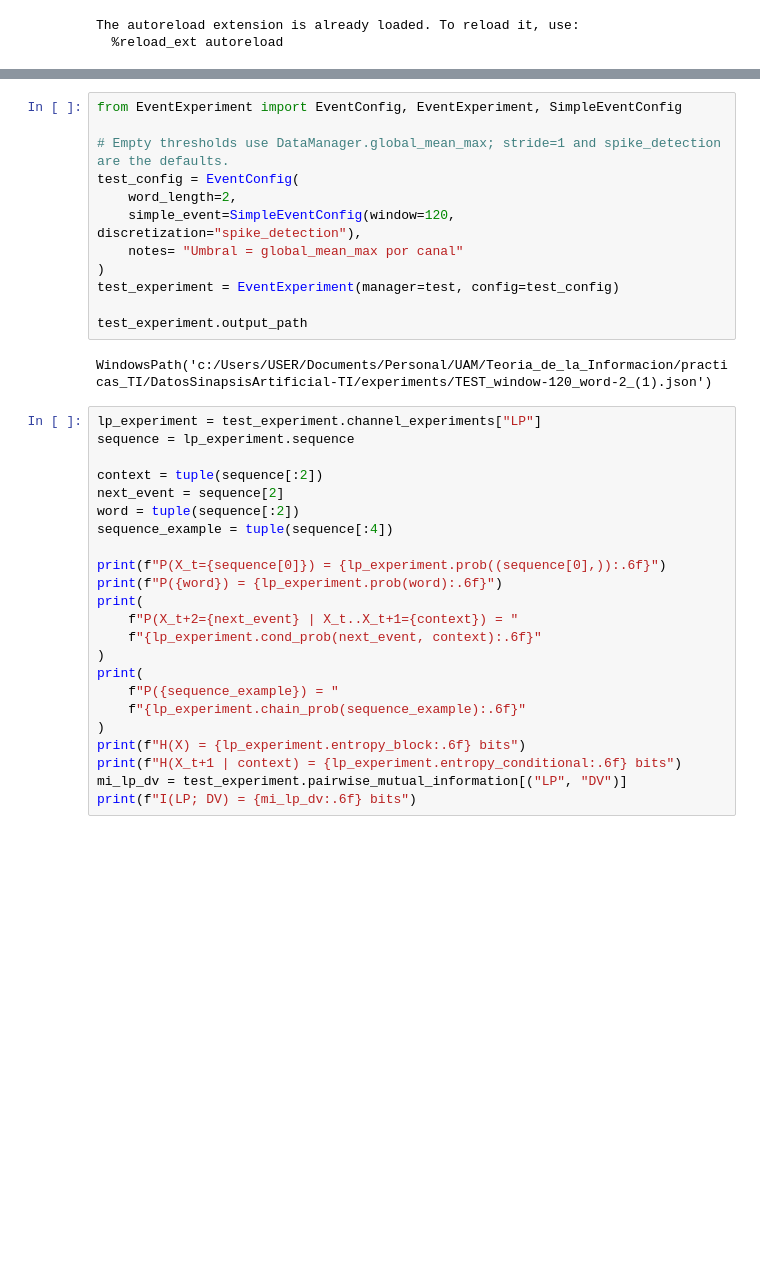
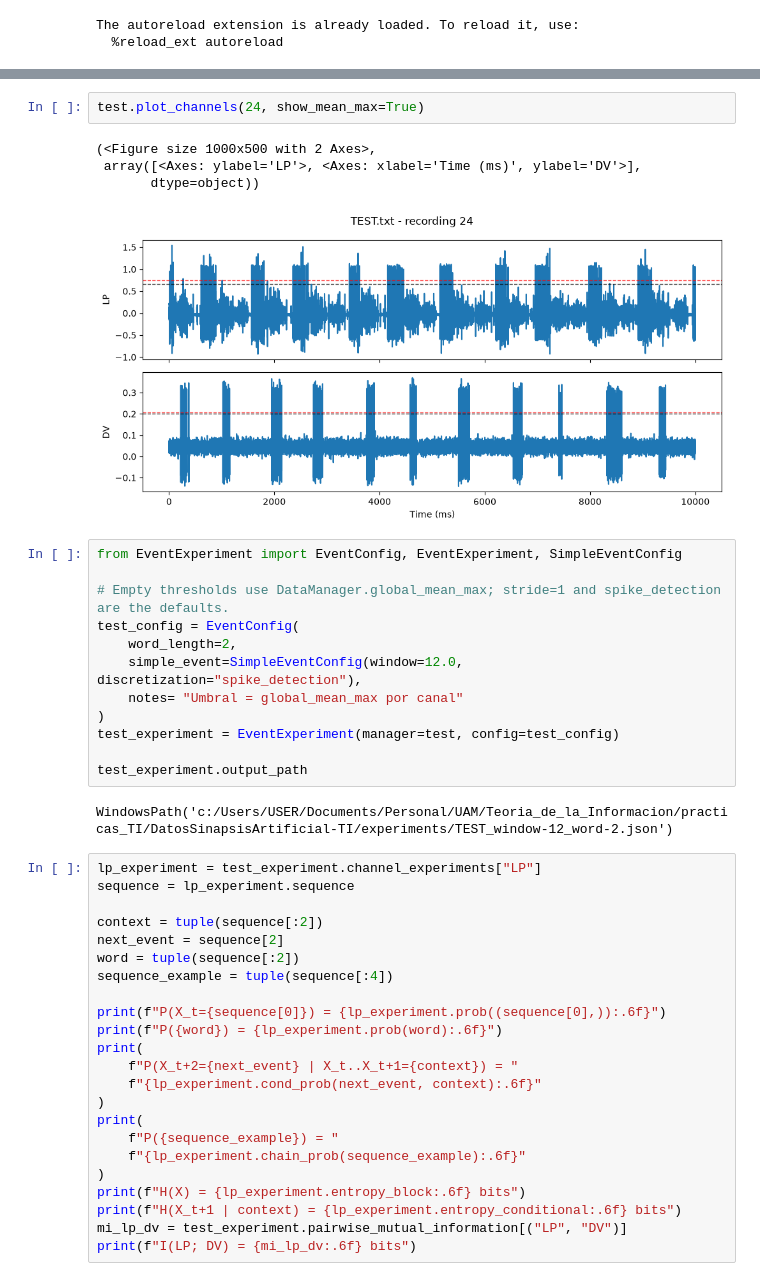
Before and after one commit to jjruedam/practicas_TI, a Jupyter notebook: Informe.ipynb, the cells around one changed output, grey strips where cells are left out. Drawn from its saved outputs; the diff is of its cells as text; blank space fills up the shorter version.

Commit message:
Document draft: summary, mean_max threshold and spike detection

```diff
--- a/Informe.ipynb
+++ b/Informe.ipynb
@@ -17,17 +24,24 @@ test.describe()
+# %%
+test.plot_channels(24, show_mean_max=True)
+# %% [output]
+(<Figure size 1000x500 with 2 Axes>,
+ array([<Axes: ylabel='LP'>, <Axes: xlabel='Time (ms)', ylabel='DV'>],
+       dtype=object))
+[figure, added]
 # %%
 from EventExperiment import EventConfig, EventExperiment, SimpleEventConfig
 
 # Empty thresholds use DataManager.global_mean_max; stride=1 and spike_detection are the defaults.
 test_config = EventConfig(
     word_length=2,
-    simple_event=SimpleEventConfig(window=120, discretization="spike_detection"),
+    simple_event=SimpleEventConfig(window=12.0, discretization="spike_detection"),
     notes= "Umbral = global_mean_max por canal"
 )
 test_experiment = EventExperiment(manager=test, config=test_config)
 
 test_experiment.output_path
 # %% [output]
-WindowsPath('c:/Users/USER/Documents/Personal/UAM/Teoria_de_la_Informacion/practicas_TI/DatosSinapsisArtificial-TI/experiments/TEST_window-120_word-2_(1).json')
+WindowsPath('c:/Users/USER/Documents/Personal/UAM/Teoria_de_la_Informacion/practicas_TI/DatosSinapsisArtificial-TI/experiments/TEST_window-12_word-2.json')
 # %%
 lp_experiment = test_experiment.channel_experiments["LP"]
 sequence = lp_experiment.sequence
```
Also changed, not shown: parts of 1 cell of this notebook, 5 other files.
